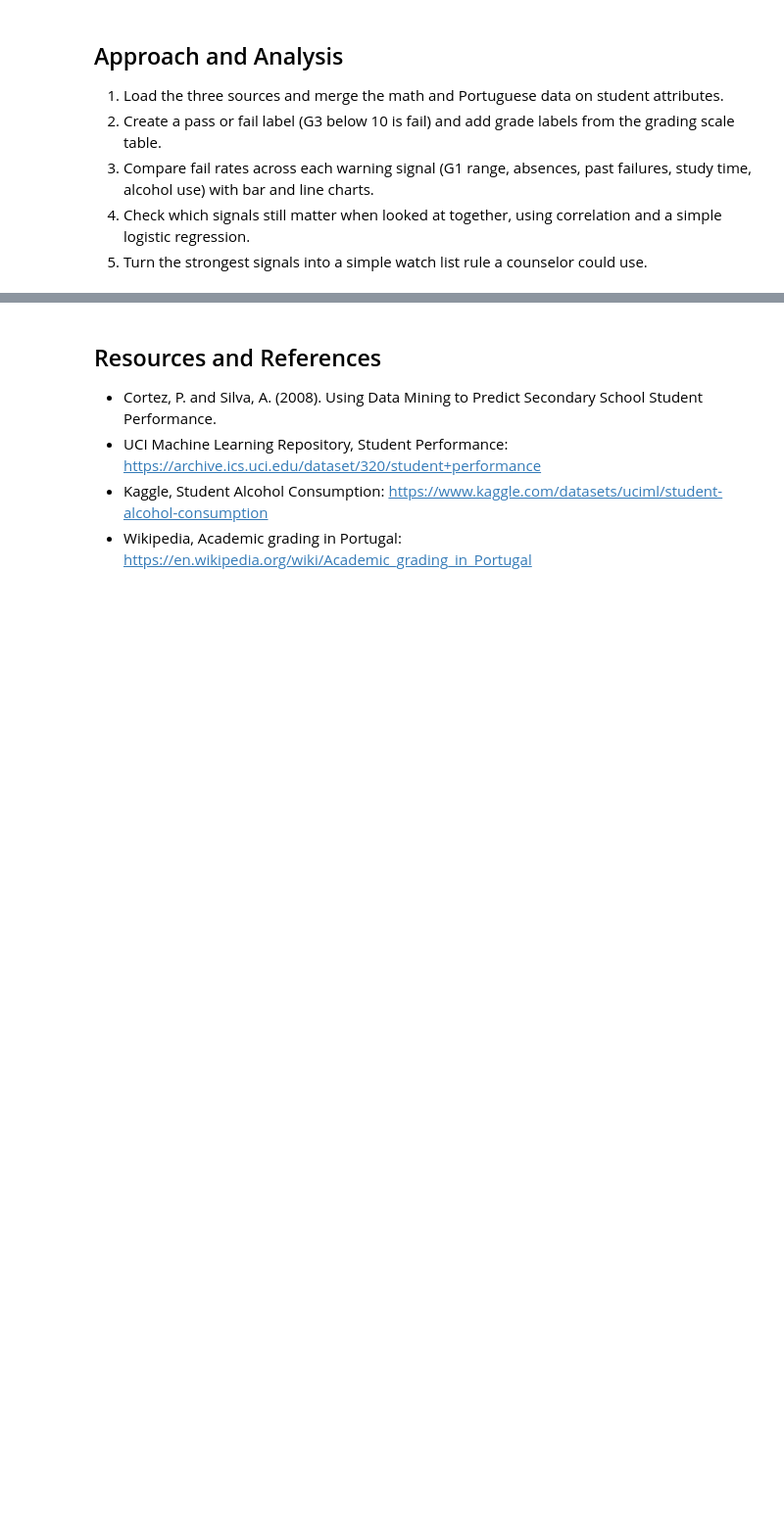
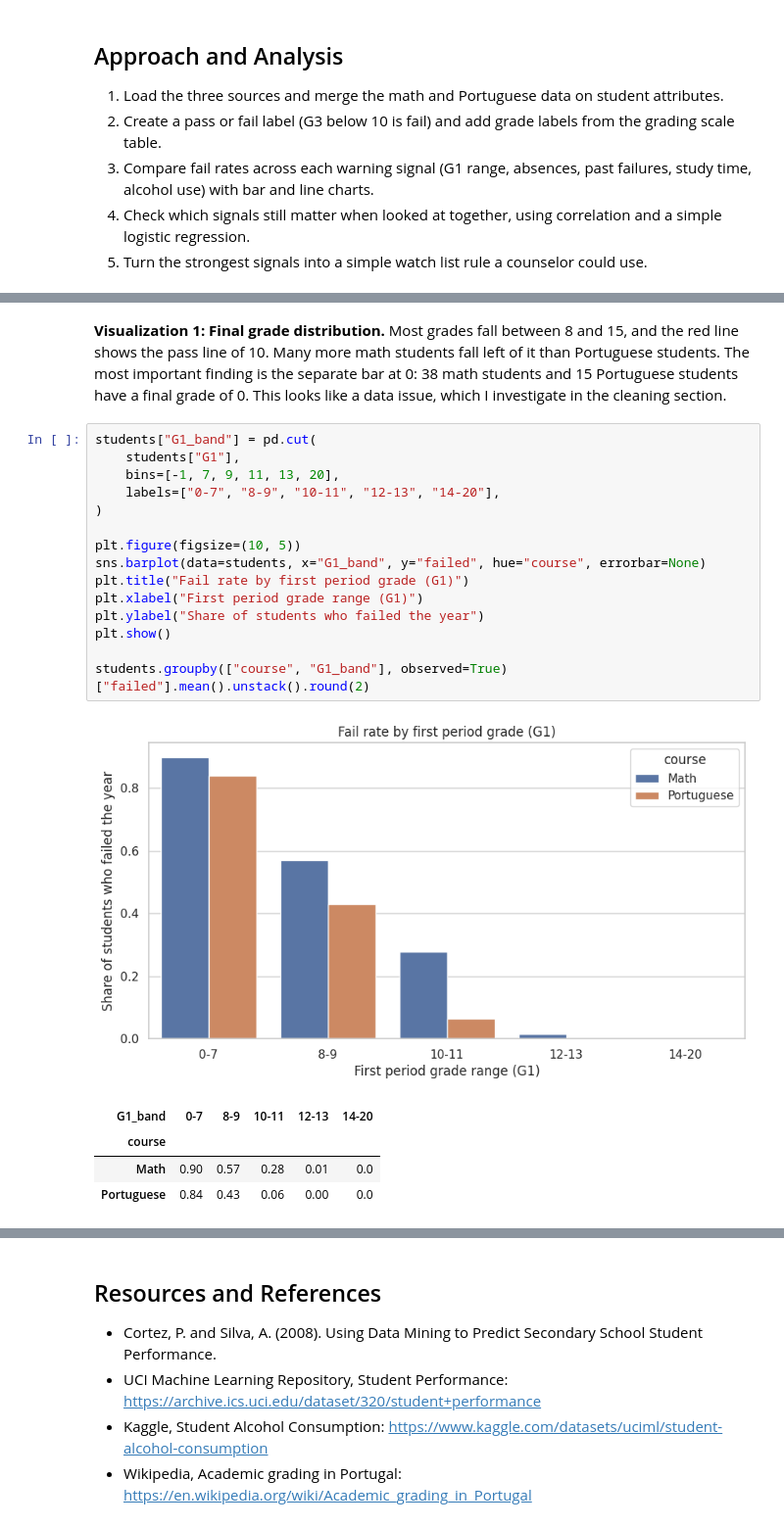
Before and after one commit to IT4063C-Fall2026/data-tech-analytics-final-project-lazizbekravshanov, a Jupyter notebook: source.ipynb, the cells around one changed output, grey strips where cells are left out. Shown at 98% size. Drawn from its saved outputs; the diff is of its cells as text; blank space fills up the shorter version.

```diff
--- a/source.ipynb
+++ b/source.ipynb
@@ -176,0 +230,23 @@ Name: count, dtype: int64
+# %% [markdown]
+**Visualization 1: Final grade distribution.** Most grades fall between 8 and 15, and the red line shows the pass line of 10. Many more math students fall left of it than Portuguese students. The most important finding is the separate bar at 0: 38 math students and 15 Portuguese students have a final grade of 0. This looks like a data issue, which I investigate in the cleaning section.
+# %%
+students["G1_band"] = pd.cut(
+    students["G1"],
+    bins=[-1, 7, 9, 11, 13, 20],
+    labels=["0-7", "8-9", "10-11", "12-13", "14-20"],
+)
+
+plt.figure(figsize=(10, 5))
+sns.barplot(data=students, x="G1_band", y="failed", hue="course", errorbar=None)
+plt.title("Fail rate by first period grade (G1)")
+plt.xlabel("First period grade range (G1)")
+plt.ylabel("Share of students who failed the year")
+plt.show()
+
+students.groupby(["course", "G1_band"], observed=True)["failed"].mean().unstack().round(2)
+# %% [output]
+[figure, added]
+| G1_band | 0-7 | 8-9 | 10-11 | 12-13 | 14-20 |
+| course |  |  |  |  |  |
+| Math | 0.90 | 0.57 | 0.28 | 0.01 | 0.0 |
+| Portuguese | 0.84 | 0.43 | 0.06 | 0.00 | 0.0 |
```
Also changed, not shown: parts of 28 cells of this notebook, 1 other file.
